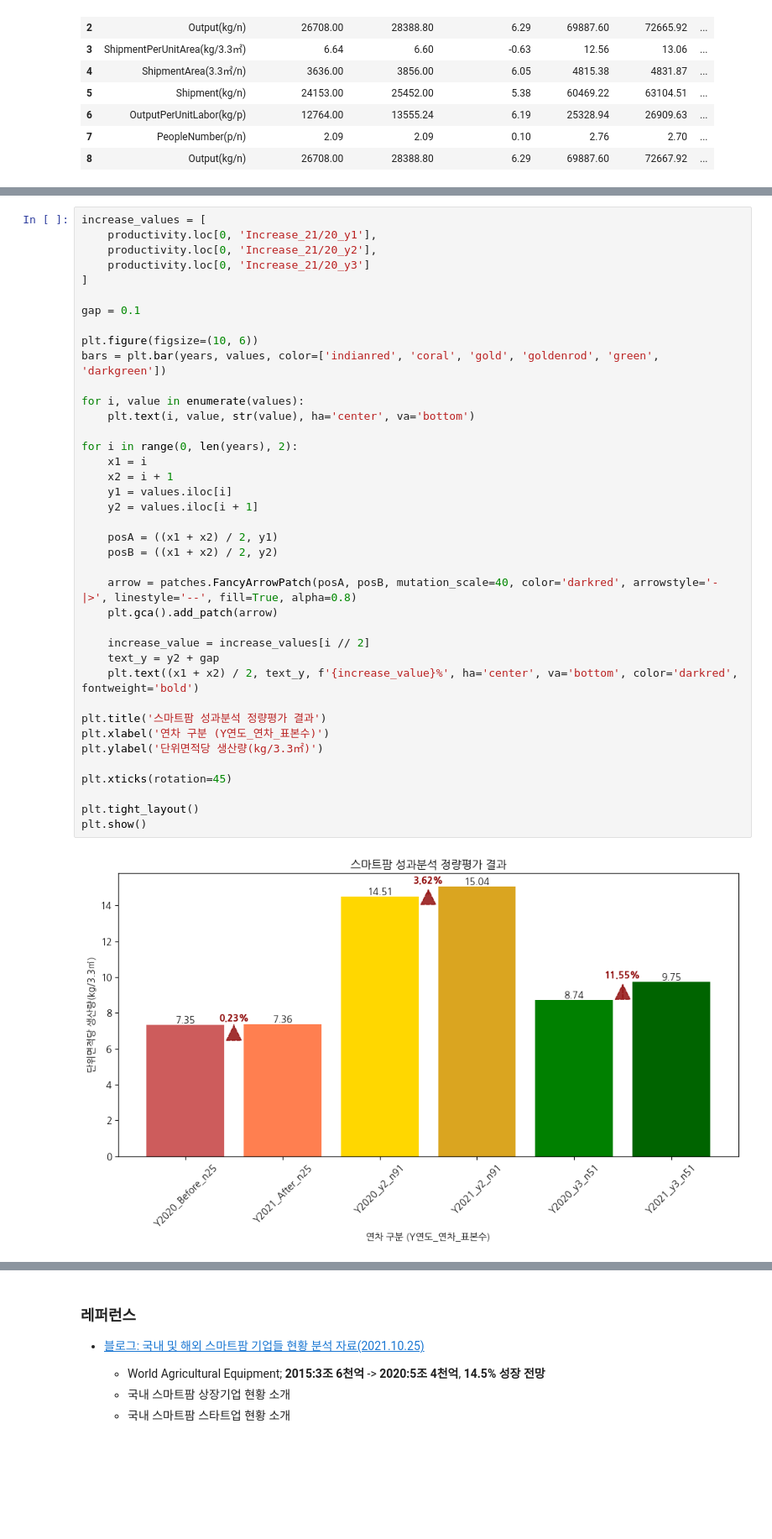
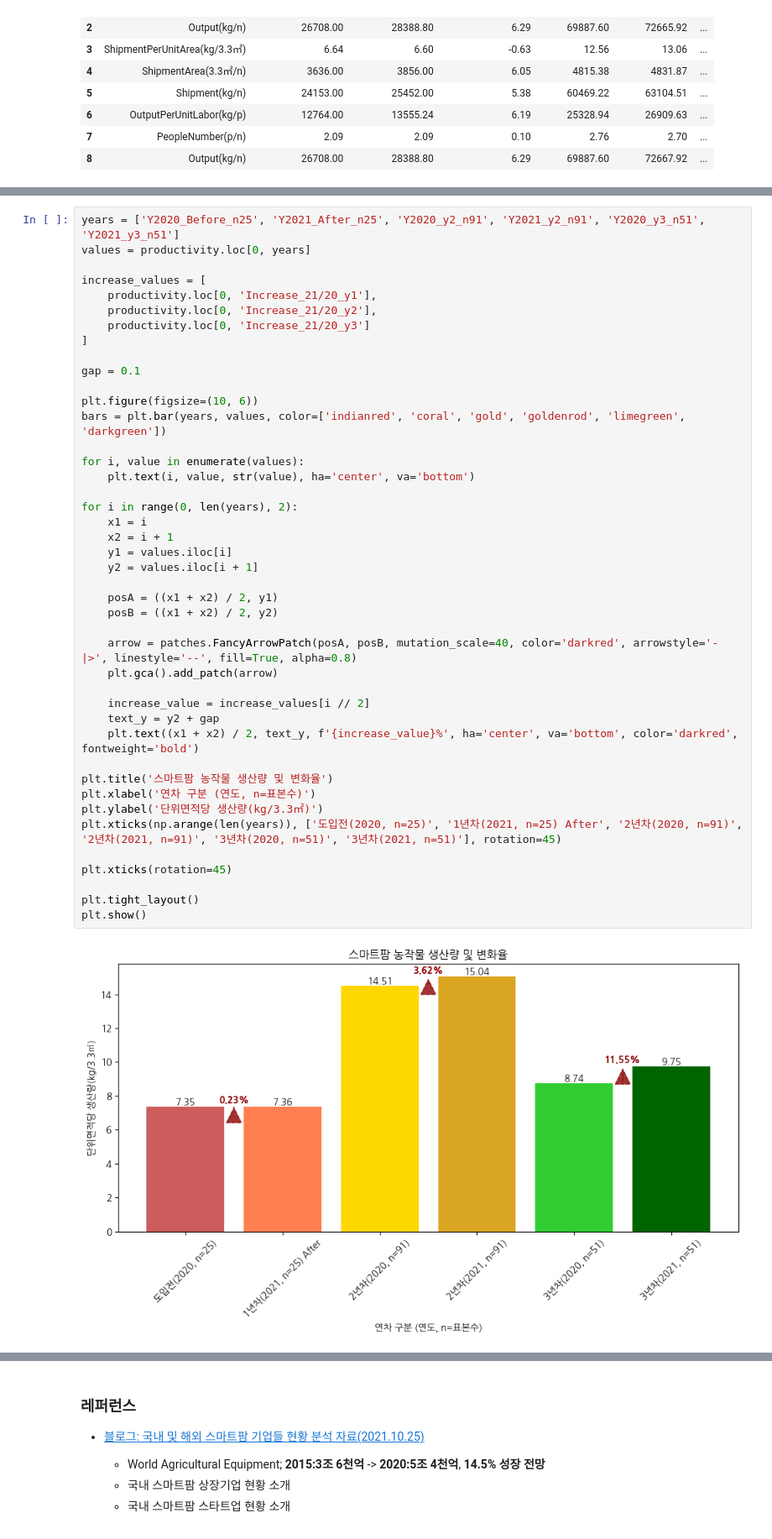
Before and after one commit to HeegonChae/Addindeu_EDA_Project, a Jupyter notebook: smartfarm_market_search.ipynb, the cells around one changed output, grey strips where cells are left out. Shown: that part at 84% size. Cells and saved outputs as stored; diff of their text form; blank space fills up the shorter version.

```diff
--- a/smartfarm_market_search.ipynb
+++ b/smartfarm_market_search.ipynb
@@ -426,4 +410,7 @@ plt.show()
 # %%
+years = ['Y2020_Before_n25', 'Y2021_After_n25', 'Y2020_y2_n91', 'Y2021_y2_n91', 'Y2020_y3_n51', 'Y2021_y3_n51']
+values = productivity.loc[0, years]
+
 increase_values = [
     productivity.loc[0, 'Increase_21/20_y1'],
     productivity.loc[0, 'Increase_21/20_y2'],
@@ -433,34 +420,35 @@ increase_values = [
 gap = 0.1
 
 plt.figure(figsize=(10, 6))
-bars = plt.bar(years, values, color=['indianred', 'coral', 'gold', 'goldenrod', 'green', 'darkgreen'])
+bars = plt.bar(years, values, color=['indianred', 'coral', 'gold', 'goldenrod', 'limegreen', 'darkgreen'])
 
 for i, value in enumerate(values):
     plt.text(i, value, str(value), ha='center', va='bottom')
 
 for i in range(0, len(years), 2):
     x1 = i
     x2 = i + 1
     y1 = values.iloc[i]
     y2 = values.iloc[i + 1]
 
     posA = ((x1 + x2) / 2, y1)
     posB = ((x1 + x2) / 2, y2)
 
     arrow = patches.FancyArrowPatch(posA, posB, mutation_scale=40, color='darkred', arrowstyle='-|>', linestyle='--', fill=True, alpha=0.8)
     plt.gca().add_patch(arrow)
 
     increase_value = increase_values[i // 2]
     text_y = y2 + gap
     plt.text((x1 + x2) / 2, text_y, f'{increase_value}%', ha='center', va='bottom', color='darkred', fontweight='bold')
 
-plt.title('스마트팜 성과분석 정량평가 결과')
-plt.xlabel('연차 구분 (Y연도_연차_표본수)')
+plt.title('스마트팜 농작물 생산량 및 변화율')
+plt.xlabel('연차 구분 (연도, n=표본수)')
 plt.ylabel('단위면적당 생산량(kg/3.3㎡)')
+plt.xticks(np.arange(len(years)), ['도입전(2020, n=25)', '1년차(2021, n=25) After', '2년차(2020, n=91)', '2년차(2021, n=91)', '3년차(2020, n=51)', '3년차(2021, n=51)'], rotation=45)
 
 plt.xticks(rotation=45)
 
 plt.tight_layout()
 plt.show()
 # %% [output]
-[figure, old version]
+[figure, new version]
```
Also changed, not shown: parts of 4 cells of this notebook.
